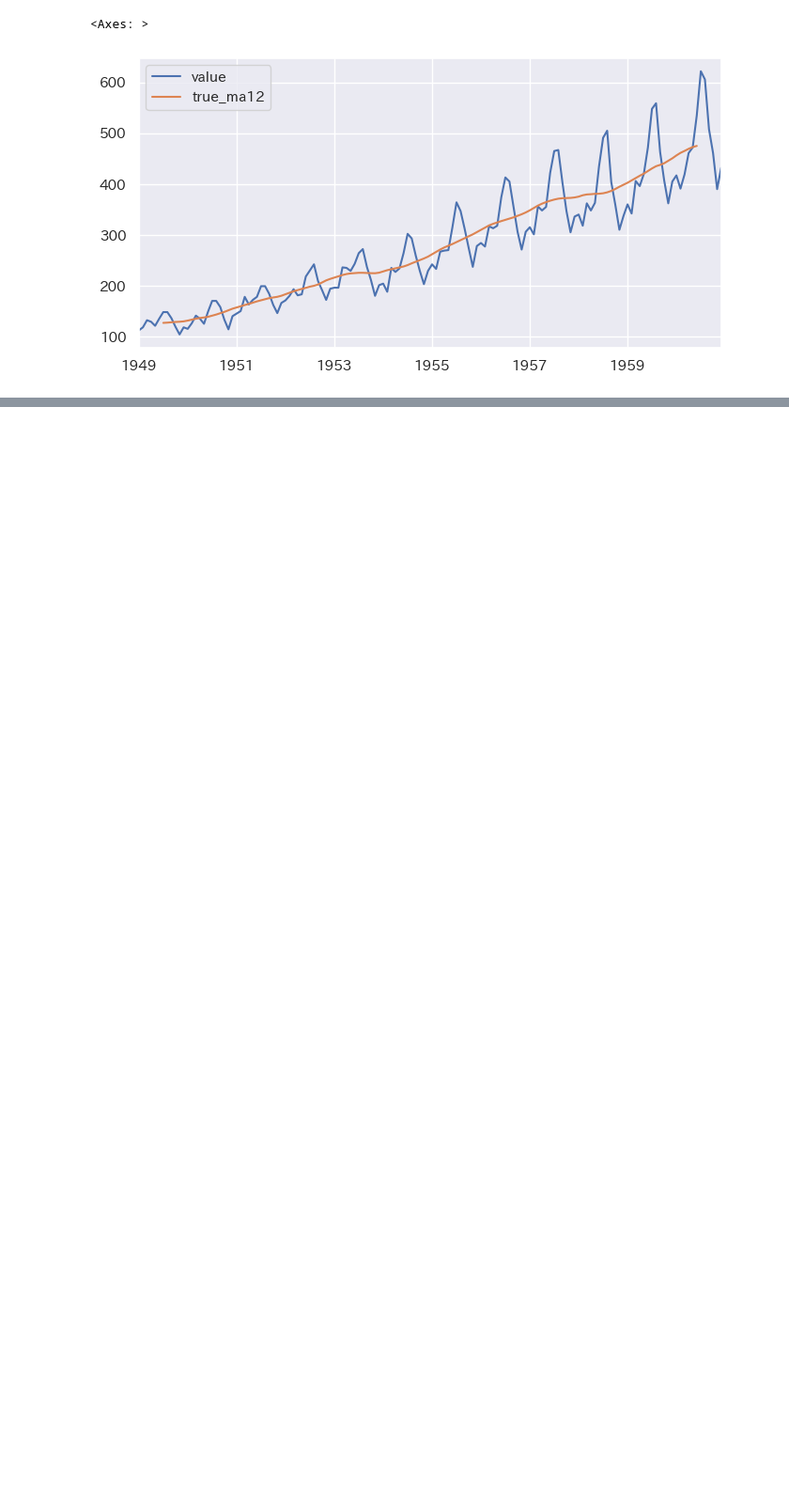
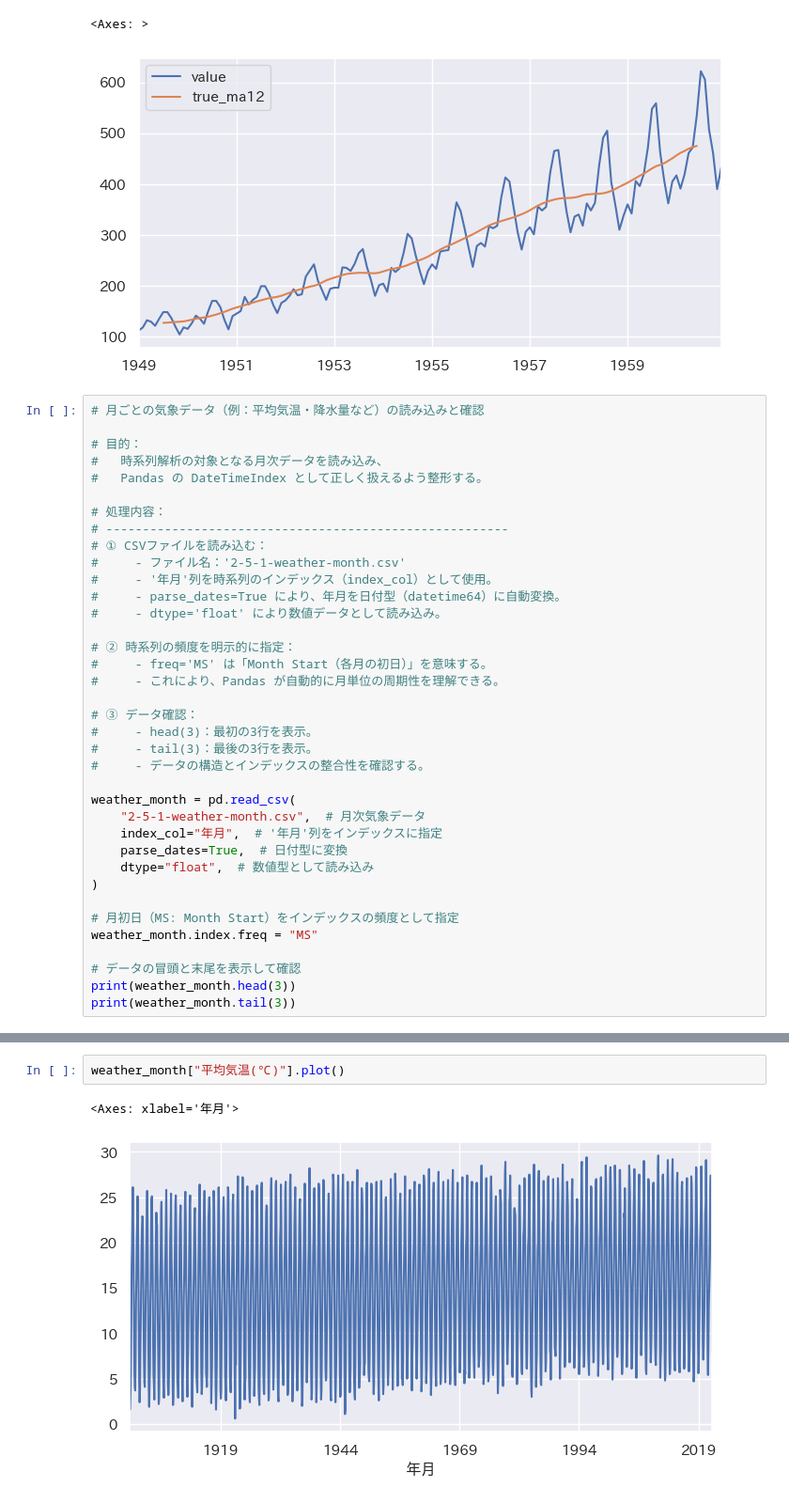
Before and after one commit to maton369/Python_Time_Series_Intro, a Jupyter notebook: 2-5-Pythonによる時系列分析の基本.ipynb, the cells around one changed output, grey strips where cells are left out. Shown at 94% size. Cells and saved outputs as stored; diff of their text form; blank space fills up the shorter version.

```diff
--- a/2-5-Pythonによる時系列分析の基本.ipynb
+++ b/2-5-Pythonによる時系列分析の基本.ipynb
@@ -577,3 +577,40 @@ air_passengers_ma[["value", "true_ma12"]].plot()
 # %% [output]
 <Axes: >
 [figure]
+# %%
+# 月ごとの気象データ（例：平均気温・降水量など）の読み込みと確認
+
+# 目的：
+#   時系列解析の対象となる月次データを読み込み、
+#   Pandas の DateTimeIndex として正しく扱えるよう整形する。
+
+# 処理内容：
+# -------------------------------------------------------
+# ① CSVファイルを読み込む：
+#     - ファイル名：'2-5-1-weather-month.csv'
+#     - '年月'列を時系列のインデックス（index_col）として使用。
+#     - parse_dates=True により、年月を日付型（datetime64）に自動変換。
+#     - dtype='float' により数値データとして読み込み。
+
+# ② 時系列の頻度を明示的に指定：
+#     - freq='MS' は「Month Start（各月の初日）」を意味する。
+#     - これにより、Pandas が自動的に月単位の周期性を理解できる。
+
+# ③ データ確認：
+#     - head(3)：最初の3行を表示。
+#     - tail(3)：最後の3行を表示。
+#     - データの構造とインデックスの整合性を確認する。
+
+weather_month = pd.read_csv(
+    "2-5-1-weather-month.csv",  # 月次気象データ
+    index_col="年月",  # '年月'列をインデックスに指定
+    parse_dates=True,  # 日付型に変換
+    dtype="float",  # 数値型として読み込み
+)
+
+# 月初日（MS: Month Start）をインデックスの頻度として指定
+weather_month.index.freq = "MS"
+
+# データの冒頭と末尾を表示して確認
+print(weather_month.head(3))
+print(weather_month.tail(3))
@@ -579,0 +628,5 @@ air_passengers_ma[["value", "true_ma12"]].plot()
+# %%
+weather_month["平均気温(℃)"].plot()
+# %% [output]
+<Axes: xlabel='年月'>
+[figure, added]
```
Also changed, not shown: parts of 1 cell of this notebook.
